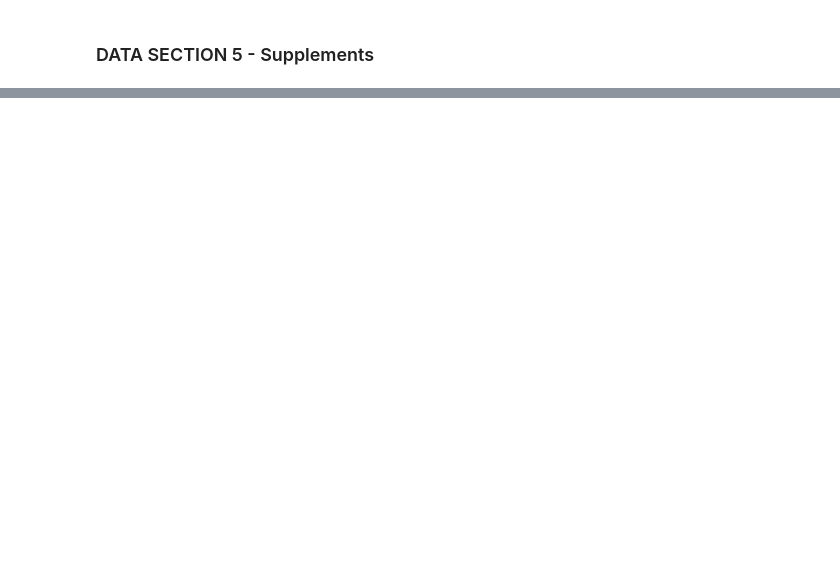
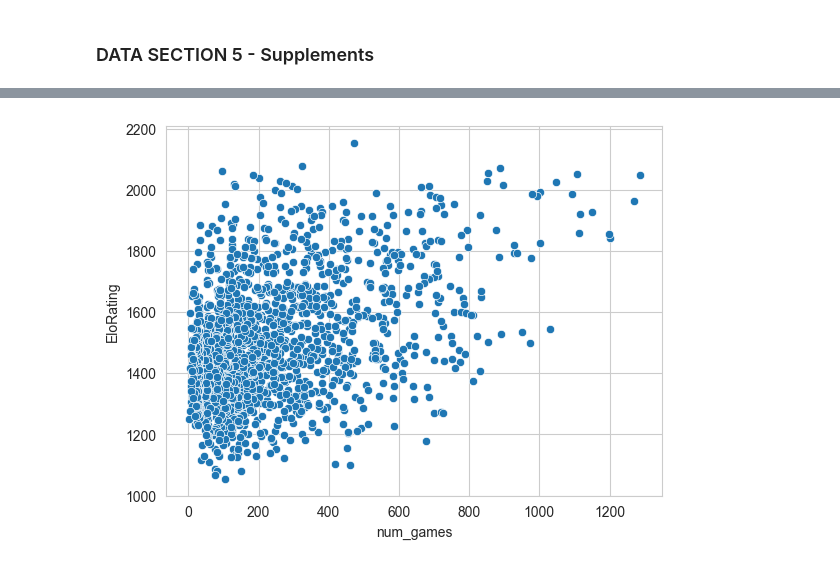
Before and after one commit to fantasy2fry/march-ml-madness-2025, a Jupyter notebook: src/fantasy2fry/eda.ipynb, the cells around one changed output, grey strips where cells are left out. Drawn from its saved outputs; the diff is of its cells as text; code cells hidden in the pictures; blank space fills up the shorter version.

Commit message:
eda initial elo system

```diff
--- a/src/fantasy2fry/eda.ipynb
+++ b/src/fantasy2fry/eda.ipynb
@@ -169,0 +416,23 @@ Conferences.csv
+# %%
+# Parametry ELO
+INITIAL_ELO = 1500  # Bazowy ranking startowy
+K = 32  # Współczynnik zmian
+
+# Inicjalizacja słownika rankingów trenerów
+elo_ratings = {}
+
+# Funkcja do obliczania prawdopodobieństwa wygranej
+def expected_score(rating_A, rating_B):
+    return 1 / (1 + 10 ** ((rating_B - rating_A) / 400))
+
+# Funkcja do aktualizacji rankingu
+def update_elo(winner, loser):
+    global elo_ratings
+    Ra = elo_ratings.get(winner, INITIAL_ELO)
+    Rb = elo_ratings.get(loser, INITIAL_ELO)
+
+    Pa = expected_score(Ra, Rb)
+    Pb = expected_score(Rb, Ra)
+
+    elo_ratings[winner] = Ra + K * (1 - Pa)
+    elo_ratings[loser] = Rb + K * (0 - Pb)
@@ -169,0 +509,5 @@ Conferences.csv
+# %%
+sns.scatterplot(data=coach_stats, x='num_games', y='EloRating')
+plt.show()
+# %% [output]
+[figure, added]
```
Also changed, not shown: parts of 31 cells of this notebook.
